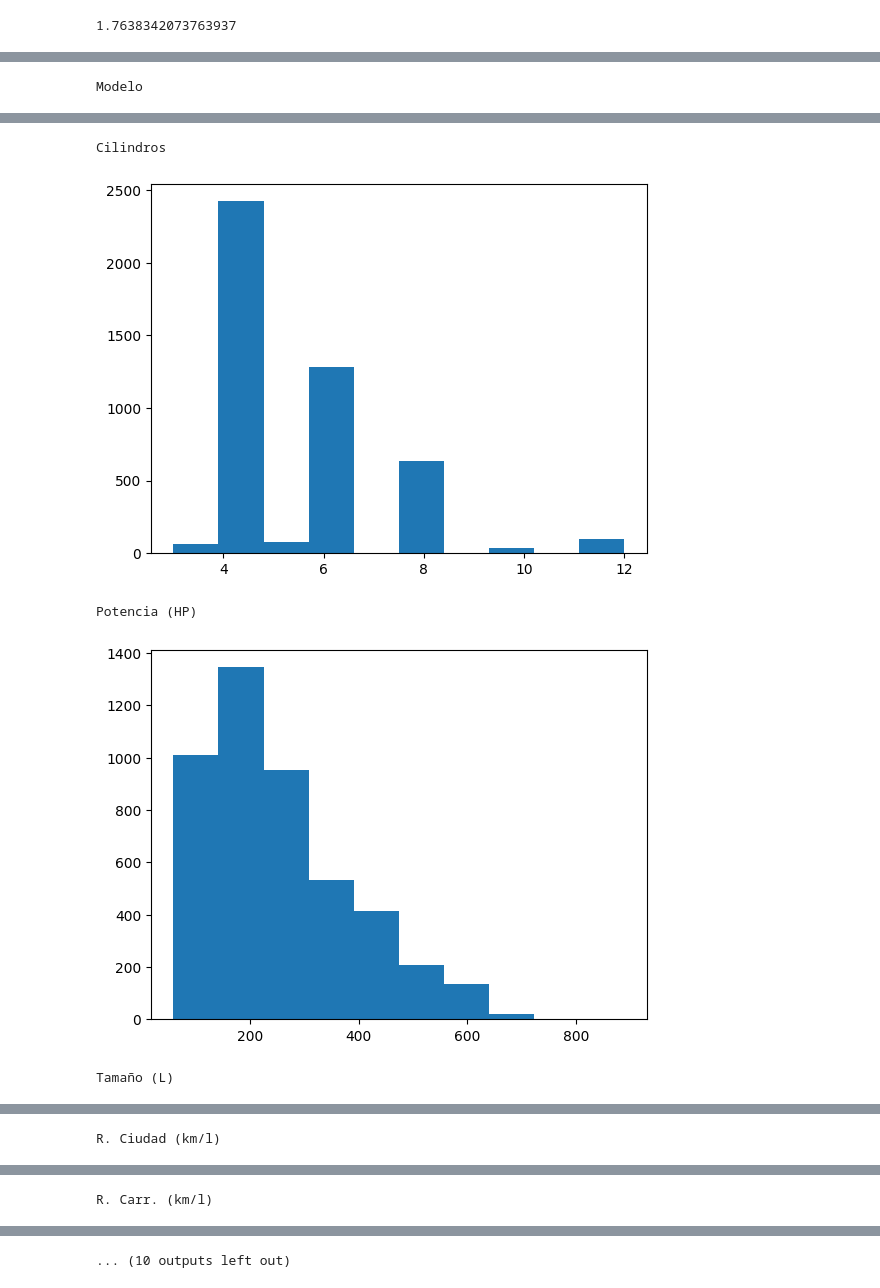
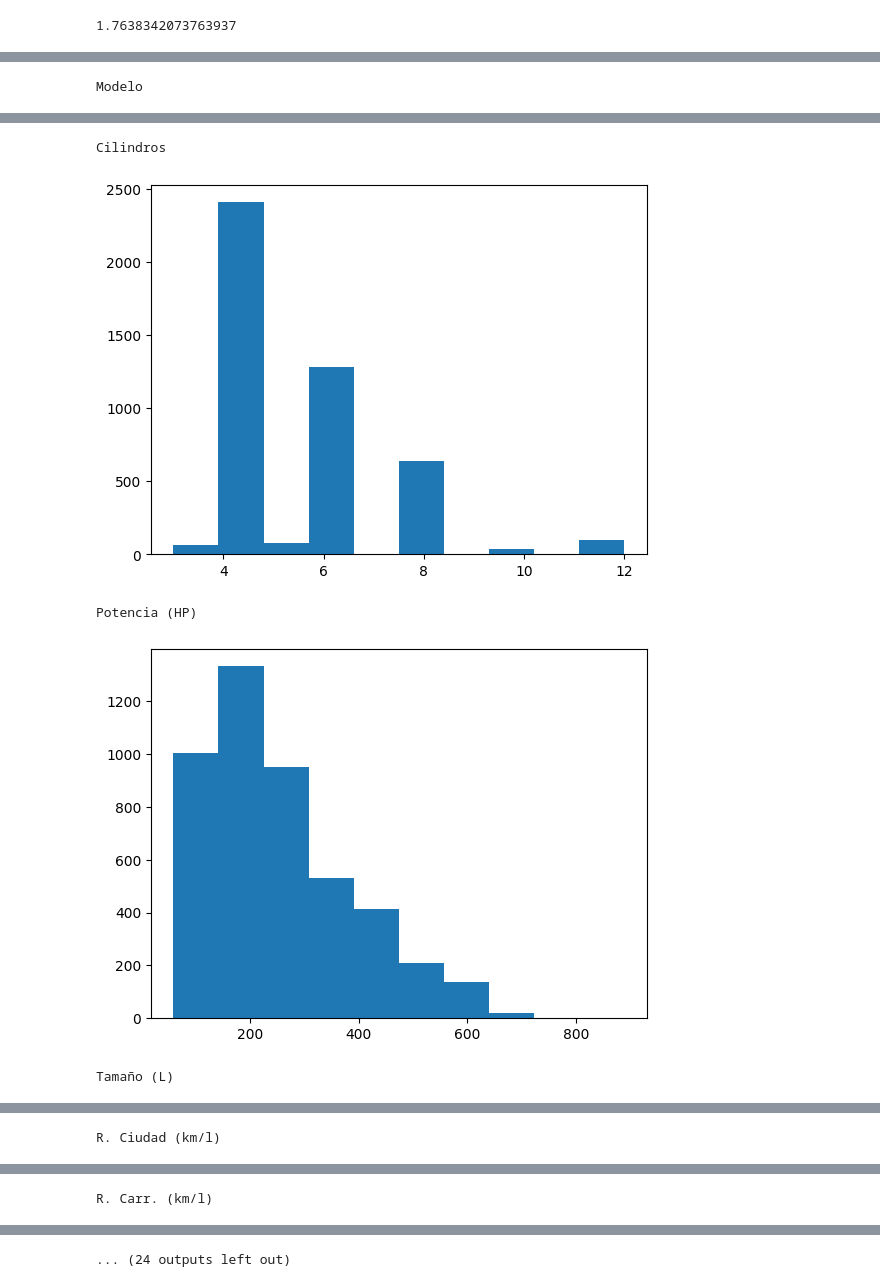
Before and after one commit to luisfelipe100/Aprendizaje_Automatico, a Jupyter notebook: Tareas/Tarea3.ipynb, the cells around one changed output, grey strips where cells are left out. Drawn from its saved outputs; the diff is of its cells as text; code cells hidden in the pictures.

```diff
--- a/Tareas/Tarea3.ipynb
+++ b/Tareas/Tarea3.ipynb
@@ -96,8 +96,7 @@ import pandas as pd
 import numpy as np
 df = pd.read_csv('datos.csv')
 df_numeric = df.select_dtypes(include=np.number)
-df_num = df_numeric.drop(columns=['index'])
-df_num = df_num.apply(pd.to_numeric)
+df_num = df_numeric.apply(pd.to_numeric)
 
 
 # Shapiro-Wilk Test
@@ -142,6 +141,6 @@ Sample does not look Gaussian (reject H0)
 #############
 
 # Calcula estadísticos descriptivos básicos para tus datos.
-
-df.describe()
+df_proc = pd.read_csv('datos_proc2.csv')
+df_proc.describe()
 # %% [output]
@@ -242,9 +245,9 @@ Probably dependent
 # histogram plot
 from matplotlib import pyplot
 
-for columna in df_num:
+for columna in df_proc:
     # histogram plot
-    pyplot.hist(df_num[columna])
+    pyplot.hist(df_proc[columna])
     print(columna)
     pyplot.show()
 # %% [output]
@@ -253,7 +256,7 @@ Modelo
 Cilindros
 [figure]
 Potencia (HP)
-[figure, old version]
+[figure, new version]
 Tamaño (L)
 [figure]
 R. Ciudad (km/l)
@@ -263 +266 @@ R. Carr. (km/l)
-... (10 outputs left out)
+... (24 outputs left out)
```
Also changed, not shown: parts of 7 cells of this notebook, 13 other files.
